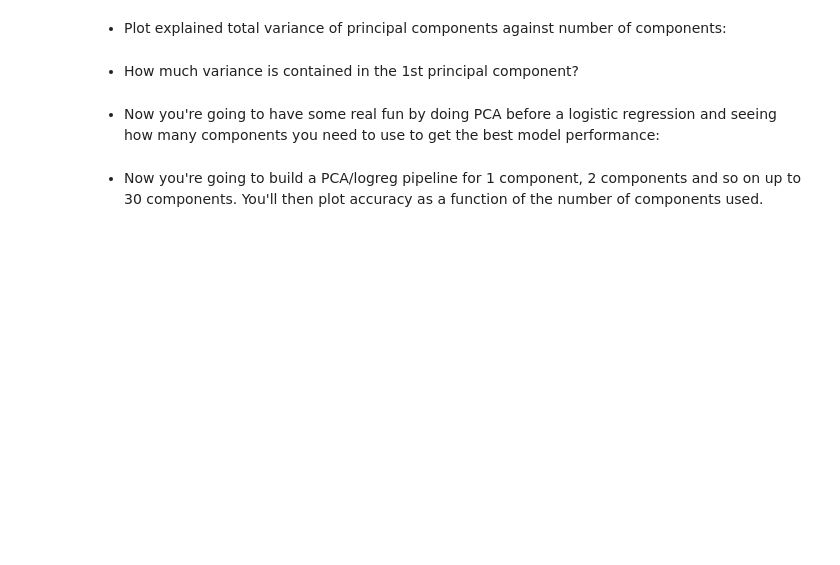
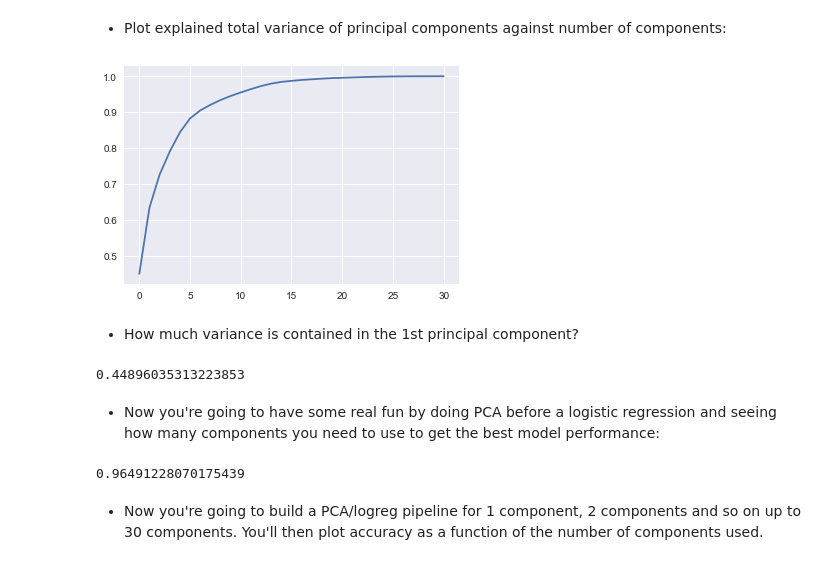
Before and after one commit to AbdullahMohammadKhan/datacamp_facebook_live_dataframed, a Jupyter notebook: fb_live_dataframed.ipynb, the cells around one changed output. Cells and saved outputs as stored; diff of their text form; code cells hidden in the pictures; blank space fills up the shorter version.

```diff
--- a/fb_live_dataframed.ipynb
+++ b/fb_live_dataframed.ipynb
@@ -578,7 +594,15 @@ plt.scatter(transformed[:,0], transformed[:,1], c=y);
 # %% [markdown]
 * Plot explained total variance of principal components against number of components:
+# %%
+plt.plot(np.cumsum(model_tot.explained_variance_ratio_));
+# %% [output]
+[figure, added]
 # %% [markdown]
 * How much variance is contained in the 1st principal component?
+# %%
+model_tot.explained_variance_ratio_[0]
+# %% [output]
+0.44896035313223853
 # %% [markdown]
 * Now you're going to have some real fun by doing PCA before a logistic regression and seeing how many components you need to use to get the best model performance:
 # %%
@@ -594,9 +618,11 @@ X_train, X_test, y_train, y_test = train_test_split(X, y, test_size = 0.2, rando
 # NOTE: You should also scale your data; this will be an exercise for those
 # eager ones out there
 from sklearn.pipeline import Pipeline
-pca = ____
-pipe = ____
-____
-____
+pca = PCA(n_components=30)
+pipe = Pipeline(steps=[('pca',pca),('logistic',logistic)])
+pipe.fit(X_train,y_train)
+pipe.score(X_test,y_test)
+# %% [output]
+0.96491228070175439
 # %% [markdown]
 * Now you're going to build a PCA/logreg pipeline for 1 component, 2 components and so on up to 30 components. You'll then plot accuracy as a function of the number of components used.
```
Also changed, not shown: parts of 18 cells of this notebook.
